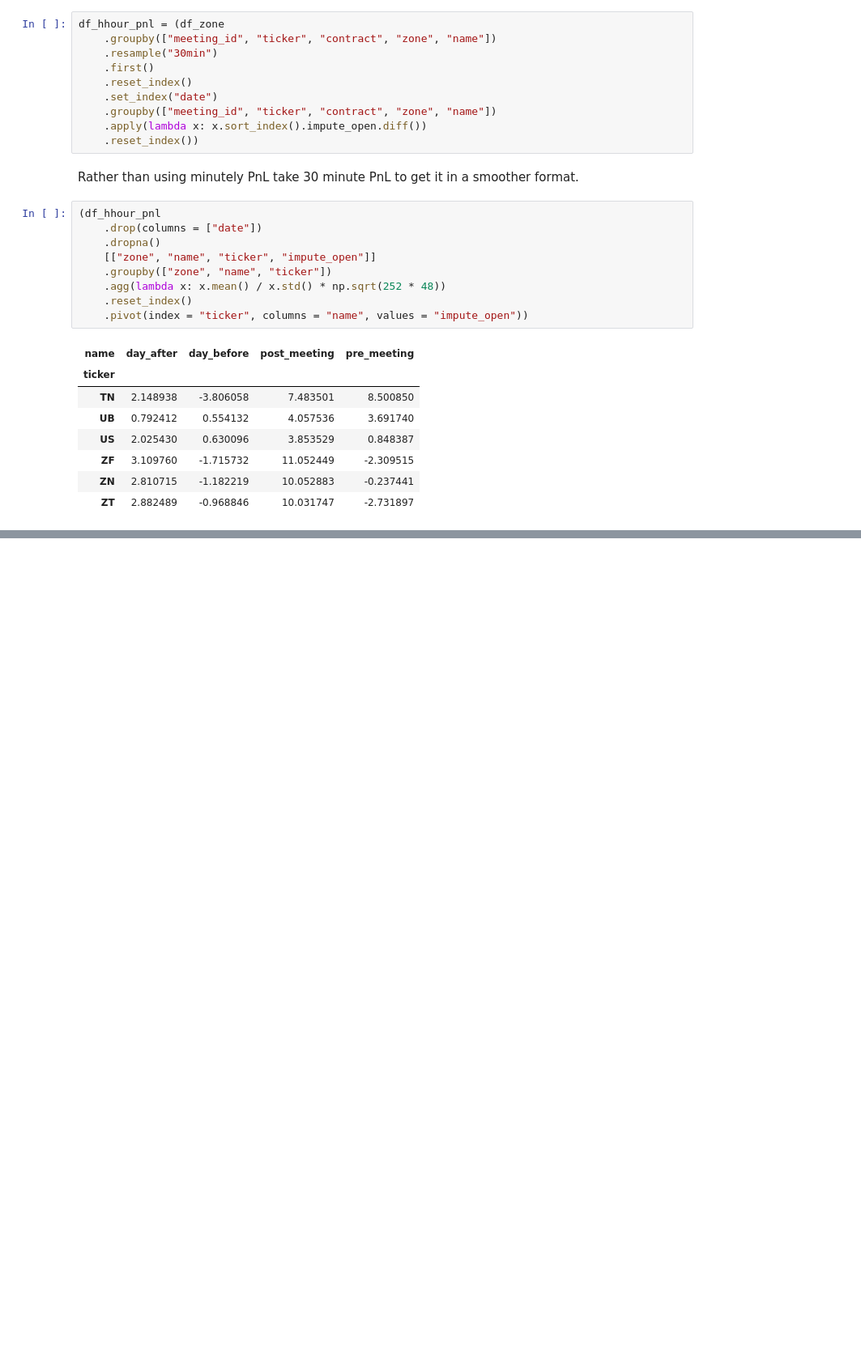
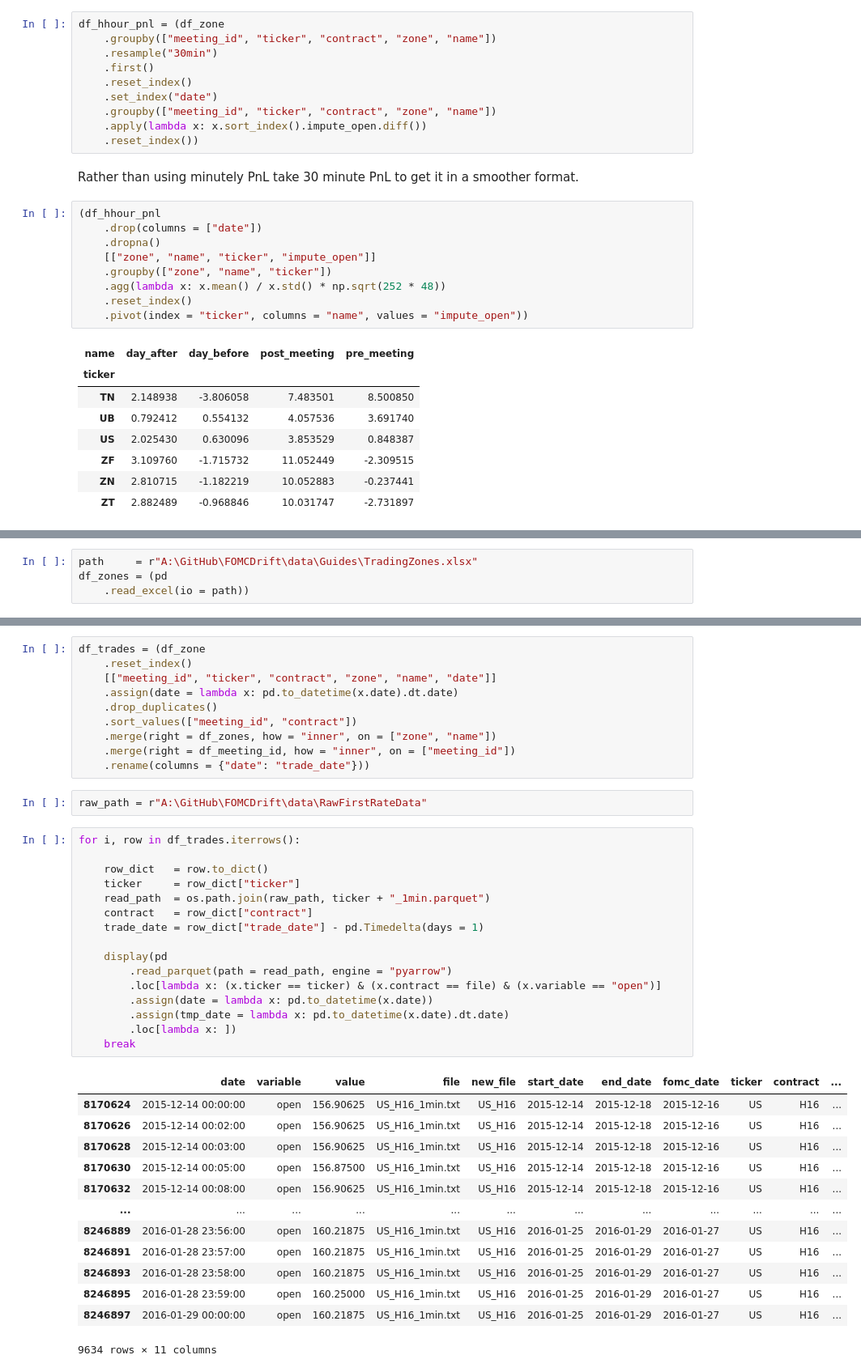
Before and after one commit to diegodalvarez/FOMCDrift, a Jupyter notebook: notebook/1BackGroundData.ipynb, the cells around one changed output, grey strips where cells are left out. Shown at 81% size. Saved outputs shown, nothing was run; the diff lists cells and outputs as text; blank space fills up the shorter version.

```diff
--- a/notebook/1BackGroundData.ipynb
+++ b/notebook/1BackGroundData.ipynb
@@ -369,0 +417,4 @@ TypeError: Cannot perform reduction 'mean' with string dtype
+# %%
+path     = r"A:\GitHub\FOMCDrift\data\Guides\TradingZones.xlsx"
+df_zones = (pd
+    .read_excel(io = path))
@@ -369,0 +440,42 @@ TypeError: Cannot perform reduction 'mean' with string dtype
+# %%
+df_trades = (df_zone
+    .reset_index()
+    [["meeting_id", "ticker", "contract", "zone", "name", "date"]]
+    .assign(date = lambda x: pd.to_datetime(x.date).dt.date)
+    .drop_duplicates()
+    .sort_values(["meeting_id", "contract"])
+    .merge(right = df_zones, how = "inner", on = ["zone", "name"])
+    .merge(right = df_meeting_id, how = "inner", on = ["meeting_id"])
+    .rename(columns = {"date": "trade_date"}))
+# %%
+raw_path = r"A:\GitHub\FOMCDrift\data\RawFirstRateData"
+# %%
+for i, row in df_trades.iterrows():
+
+    row_dict   = row.to_dict()
+    ticker     = row_dict["ticker"]
+    read_path  = os.path.join(raw_path, ticker + "_1min.parquet")
+    contract   = row_dict["contract"]
+    trade_date = row_dict["trade_date"] - pd.Timedelta(days = 1)
+
+    display(pd
+        .read_parquet(path = read_path, engine = "pyarrow")
+        .loc[lambda x: (x.ticker == ticker) & (x.contract == file) & (x.variable == "open")]
+        .assign(date = lambda x: pd.to_datetime(x.date))
+        .assign(tmp_date = lambda x: pd.to_datetime(x.date).dt.date)
+        .loc[lambda x: ])
+    break
+# %% [output]
+|  | date | variable | value | file | new_file | start_date | end_date | fomc_date | ticker | contract | ... |
+| 8170624 | 2015-12-14 00:00:00 | open | 156.90625 | US_H16_1min.txt | US_H16 | 2015-12-14 | 2015-12-18 | 2015-12-16 | US | H16 | ... |
+| 8170626 | 2015-12-14 00:02:00 | open | 156.90625 | US_H16_1min.txt | US_H16 | 2015-12-14 | 2015-12-18 | 2015-12-16 | US | H16 | ... |
+| 8170628 | 2015-12-14 00:03:00 | open | 156.90625 | US_H16_1min.txt | US_H16 | 2015-12-14 | 2015-12-18 | 2015-12-16 | US | H16 | ... |
+| 8170630 | 2015-12-14 00:05:00 | open | 156.87500 | US_H16_1min.txt | US_H16 | 2015-12-14 | 2015-12-18 | 2015-12-16 | US | H16 | ... |
+| 8170632 | 2015-12-14 00:08:00 | open | 156.90625 | US_H16_1min.txt | US_H16 | 2015-12-14 | 2015-12-18 | 2015-12-16 | US | H16 | ... |
+| ... | ... | ... | ... | ... | ... | ... | ... | ... | ... | ... | ... |
+| 8246889 | 2016-01-28 23:56:00 | open | 160.21875 | US_H16_1min.txt | US_H16 | 2016-01-25 | 2016-01-29 | 2016-01-27 | US | H16 | ... |
+| 8246891 | 2016-01-28 23:57:00 | open | 160.21875 | US_H16_1min.txt | US_H16 | 2016-01-25 | 2016-01-29 | 2016-01-27 | US | H16 | ... |
+| 8246893 | 2016-01-28 23:58:00 | open | 160.21875 | US_H16_1min.txt | US_H16 | 2016-01-25 | 2016-01-29 | 2016-01-27 | US | H16 | ... |
+| 8246895 | 2016-01-28 23:59:00 | open | 160.25000 | US_H16_1min.txt | US_H16 | 2016-01-25 | 2016-01-29 | 2016-01-27 | US | H16 | ... |
+| 8246897 | 2016-01-29 00:00:00 | open | 160.21875 | US_H16_1min.txt | US_H16 | 2016-01-25 | 2016-01-29 | 2016-01-27 | US | H16 | ... |
+9634 rows × 11 columns
```
Also changed, not shown: parts of 10 cells of this notebook, 1 other file.
